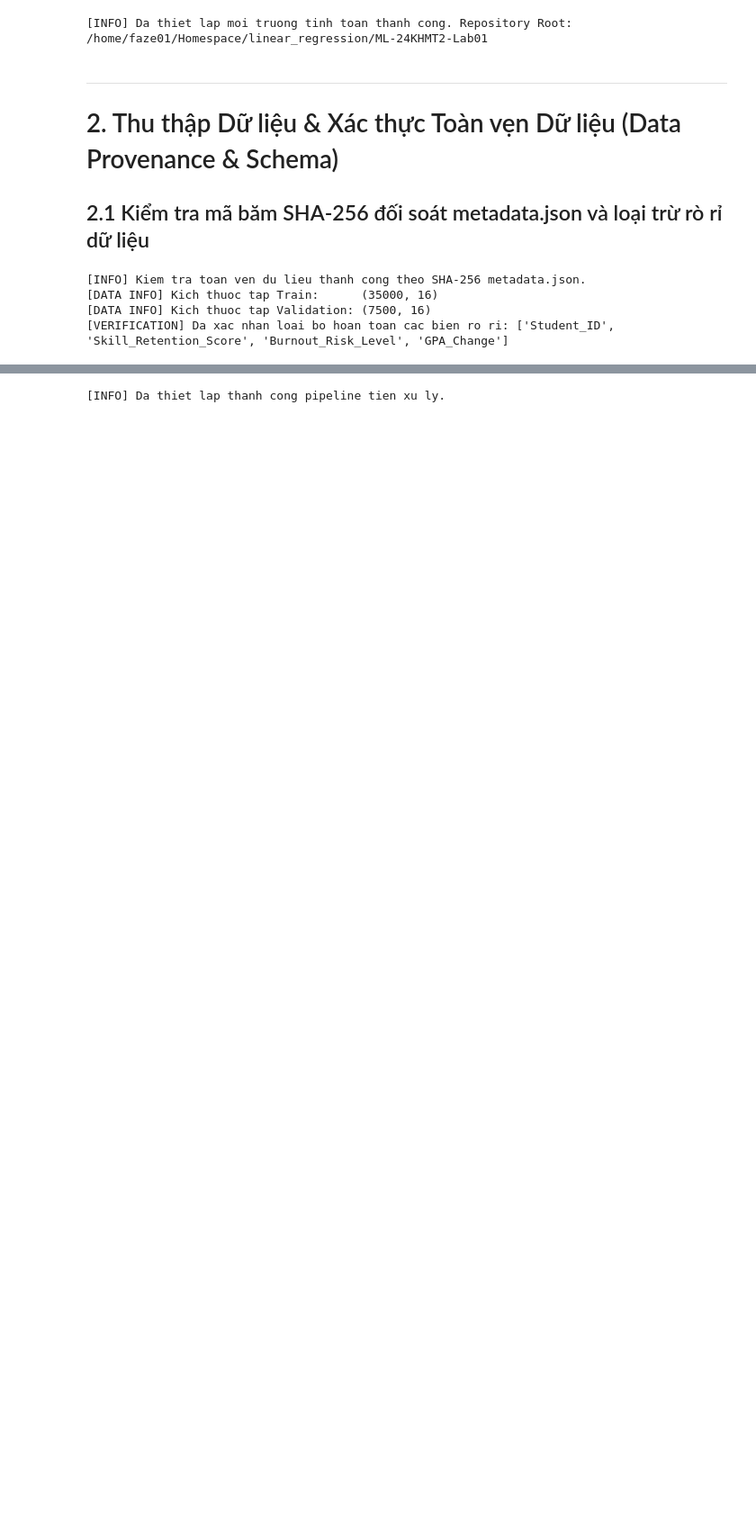
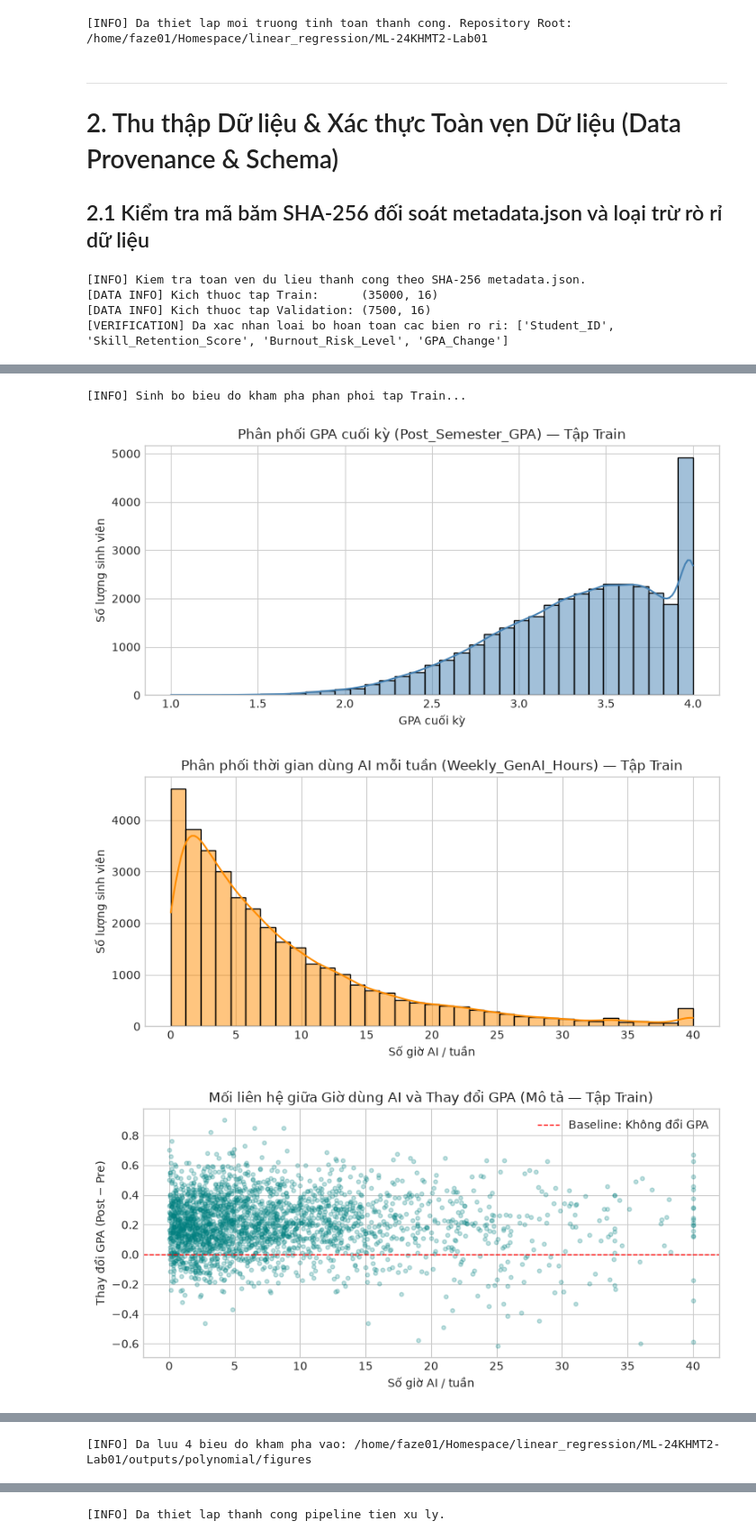
Before and after one commit to THANForeigner/ML-24KHMT2-Lab01, a Jupyter notebook: outputs/polynomial/executed_notebook.ipynb, the cells around one changed output, grey strips where cells are left out. Shown at 90% size. Cells and saved outputs as stored; diff of their text form; code cells hidden in the pictures; blank space fills up the shorter version.

```diff
--- a/outputs/polynomial/executed_notebook.ipynb
+++ b/outputs/polynomial/executed_notebook.ipynb
@@ -125,0 +135,21 @@ print(f"[VERIFICATION] Da xac nhan loai bo hoan toan cac bien ro ri: {excluded_c
+# %%
+print("[INFO] Sinh bo bieu do kham pha phan phoi tap Train...")
+
+fig1, ax1 = plot_gpa_distribution(train_df, save_path=FIG_DIR / '01_gpa_distribution.png')
+plt.show()
+
+fig2, ax2 = plot_ai_hours_distribution(train_df, save_path=FIG_DIR / '02_ai_hours.png')
+plt.show()
+
+fig3, ax3 = plot_ai_hours_vs_gpa_change(train_df, save_path=FIG_DIR / '03_ai_gpa_change.png')
+plt.show()
+
+fig4, ax4 = plot_group_heatmap(train_df, save_path=FIG_DIR / '04_group_heatmap.png')
+plt.show()
+
+print(f"[INFO] Da luu 4 bieu do kham pha vao: {FIG_DIR}")
+# %% [output]
+[INFO] Sinh bo bieu do kham pha phan phoi tap Train...
+[figure, added]
+[figure, added]
+[figure, added]
@@ -126,2 +157,3 @@ print(f"[VERIFICATION] Da xac nhan loai bo hoan toan cac bien ro ri: {excluded_c
+[INFO] Da luu 4 bieu do kham pha vao: /home/faze01/Homespace/linear_regression/ML-24KHMT2-Lab01/outputs/polynomial/figures
 # %% [markdown]
 ---
```
Also changed, not shown: parts of 15 cells of this notebook, 18 other files.
